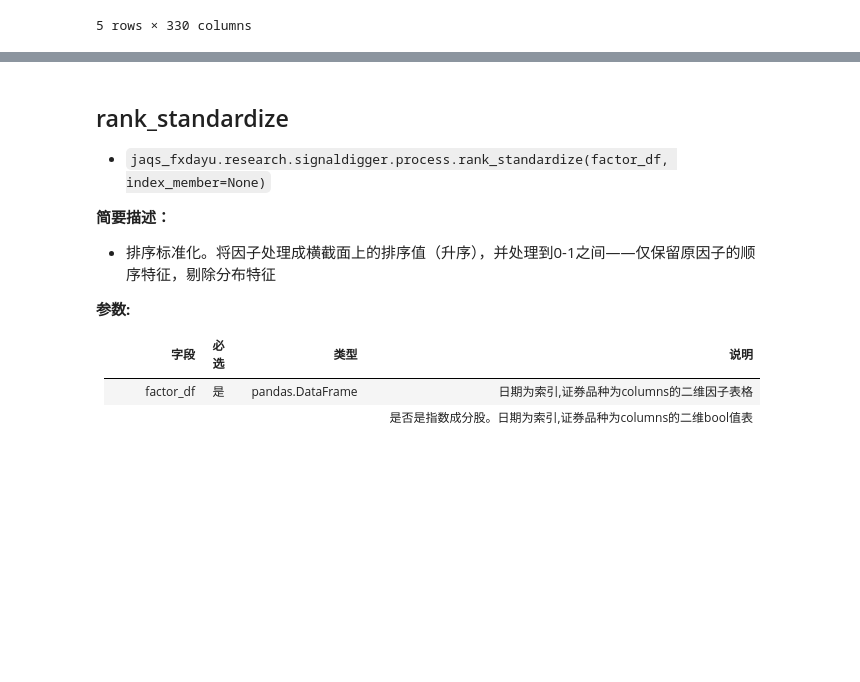
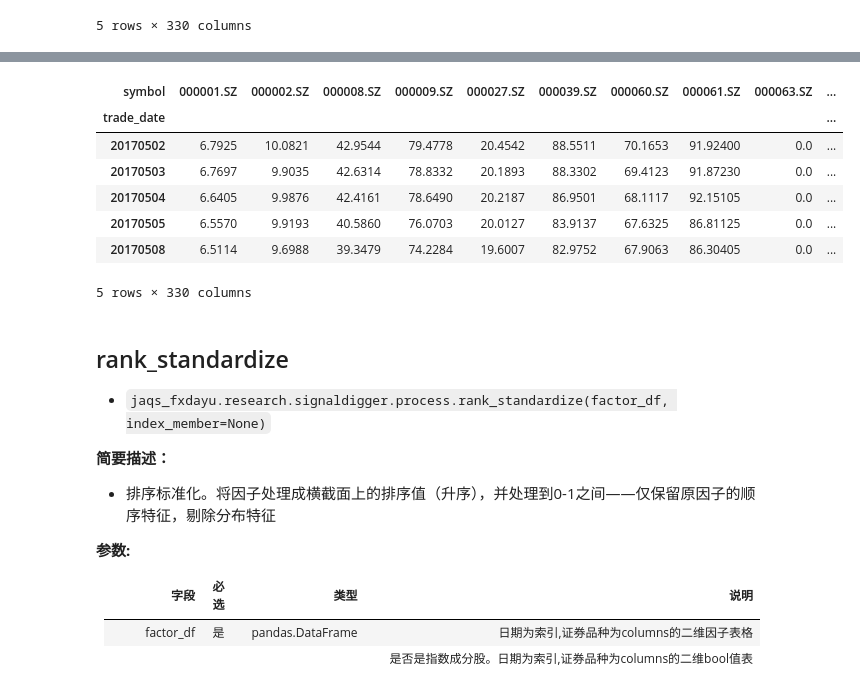
Before and after one commit to xingetouzi/jaqs-fxdayu, a Jupyter notebook: docs/_source/process.ipynb, the cells around one changed output, grey strips where cells are left out. Saved outputs shown, nothing was run; the diff lists cells and outputs as text; code cells hidden in the pictures; blank space fills up the shorter version.

```diff
--- a/docs/_source/process.ipynb
+++ b/docs/_source/process.ipynb
@@ -86,3 +106,17 @@ winsorize(factor_df = dv.get_ts("pe"),
+# %%
+from jaqs_fxdayu.research.signaldigger.process import mad
+
+mad(factor_df = dv.get_ts("pe"),
+    index_member = dv.get_ts("index_member")).head()
+# %% [output]
+| symbol | 000001.SZ | 000002.SZ | 000008.SZ | 000009.SZ | 000027.SZ | 000039.SZ | 000060.SZ | 000061.SZ | 000063.SZ | ... |
+| trade_date |  |  |  |  |  |  |  |  |  | ... |
+| 20170502 | 6.7925 | 10.0821 | 42.9544 | 79.4778 | 20.4542 | 88.5511 | 70.1653 | 91.92400 | 0.0 | ... |
+| 20170503 | 6.7697 | 9.9035 | 42.6314 | 78.8332 | 20.1893 | 88.3302 | 69.4123 | 91.87230 | 0.0 | ... |
+| 20170504 | 6.6405 | 9.9876 | 42.4161 | 78.6490 | 20.2187 | 86.9501 | 68.1117 | 92.15105 | 0.0 | ... |
+| 20170505 | 6.5570 | 9.9193 | 40.5860 | 76.0703 | 20.0127 | 83.9137 | 67.6325 | 86.81125 | 0.0 | ... |
+| 20170508 | 6.5114 | 9.6988 | 39.3479 | 74.2284 | 19.6007 | 82.9752 | 67.9063 | 86.30405 | 0.0 | ... |
+5 rows × 330 columns
 # %% [markdown]
 ## rank_standardize
 - ` jaqs_fxdayu.research.signaldigger.process.rank_standardize(factor_df, index_member=None) `
```
Also changed, not shown: parts of 1 cell of this notebook, 4 other files.
